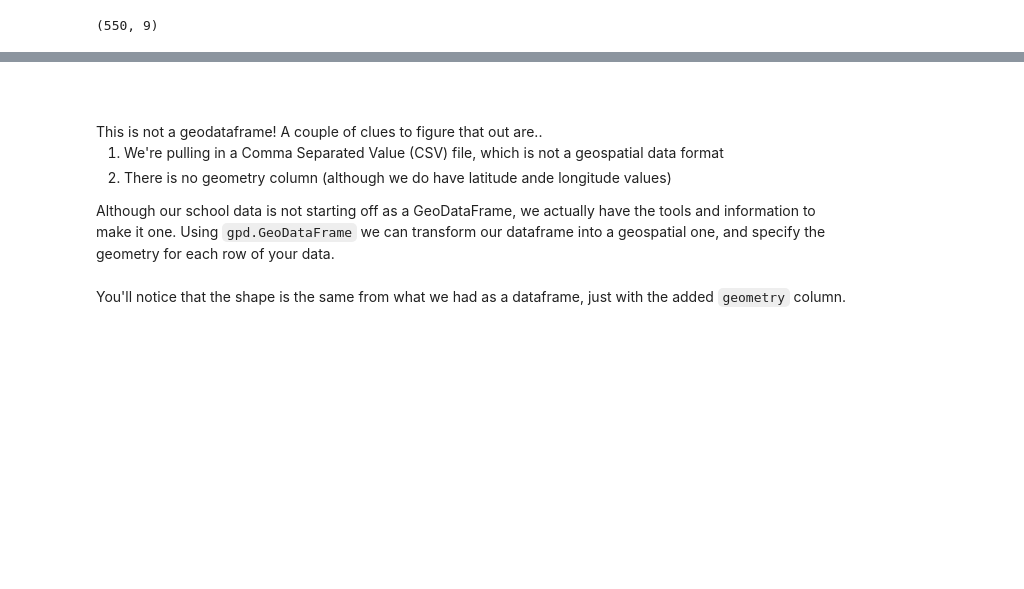
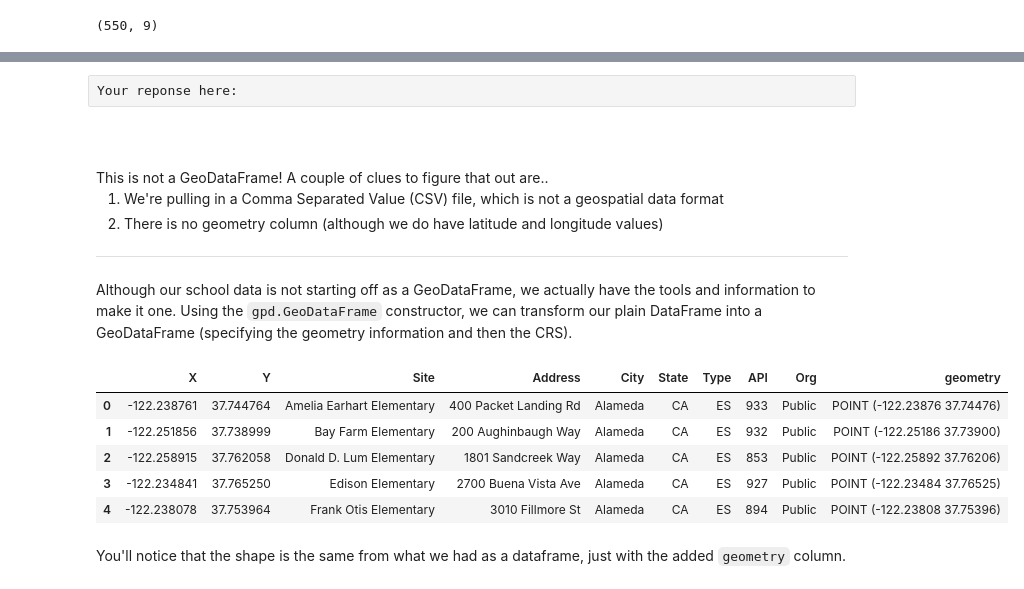
Before and after one commit to dlab-berkeley/Python-Geospatial-Fundamentals-Legacy, a Jupyter notebook: new_sequence/04_More_Data_More_Maps.ipynb, the cells around one changed output, grey strips where cells are left out. Drawn from its saved outputs; the diff is of its cells as text; code cells hidden in the pictures; blank space fills up the shorter version.

```diff
--- a/new_sequence/04_More_Data_More_Maps.ipynb
+++ b/new_sequence/04_More_Data_More_Maps.ipynb
@@ -137,16 +127,29 @@ schools_df.shape
+# %% [raw]
+Your reponse here:
 # %% [markdown]
 <br>
 <br>
-This is not a geodataframe! A couple of clues to figure that out are..
+This is not a GeoDataFrame! A couple of clues to figure that out are..
 
 1. We're pulling in a Comma Separated Value (CSV) file, which is not a geospatial data format
-2. There is no geometry column (although we do have latitude ande longitude values)
+2. There is no geometry column (although we do have latitude and longitude values)
 
-Although our school data is not starting off as a GeoDataFrame, we actually have the tools and information to make it one. Using `gpd.GeoDataFrame` we can transform our dataframe into a geospatial one, and specify the geometry for each row of your data.
+
+-------------------------------
+
+Although our school data is not starting off as a GeoDataFrame, we actually have the tools and information to make it one. Using the `gpd.GeoDataFrame` constructor, we can transform our plain DataFrame into a GeoDataFrame (specifying the geometry information and then the CRS).
 # %%
 schools_gdf = gpd.GeoDataFrame(schools_df,
                                geometry=gpd.points_from_xy(schools_df.X, schools_df.Y))
 schools_gdf.crs = "epsg:4326"
+schools_gdf.head()
+# %% [output]
+|  | X | Y | Site | Address | City | State | Type | API | Org | geometry |
+| 0 | -122.238761 | 37.744764 | Amelia Earhart Elementary | 400 Packet Landing Rd | Alameda | CA | ES | 933 | Public | POINT (-122.23876 37.74476) |
+| 1 | -122.251856 | 37.738999 | Bay Farm Elementary | 200 Aughinbaugh Way | Alameda | CA | ES | 932 | Public | POINT (-122.25186 37.73900) |
+| 2 | -122.258915 | 37.762058 | Donald D. Lum Elementary | 1801 Sandcreek Way | Alameda | CA | ES | 853 | Public | POINT (-122.25892 37.76206) |
+| 3 | -122.234841 | 37.765250 | Edison Elementary | 2700 Buena Vista Ave | Alameda | CA | ES | 927 | Public | POINT (-122.23484 37.76525) |
+| 4 | -122.238078 | 37.753964 | Frank Otis Elementary | 3010 Fillmore St | Alameda | CA | ES | 894 | Public | POINT (-122.23808 37.75396) |
 # %% [markdown]
 You'll notice that the shape is the same from what we had as a dataframe, just with the added `geometry` column.
 # %%
```
Also changed, not shown: parts of 26 cells of this notebook, 2 other files.
